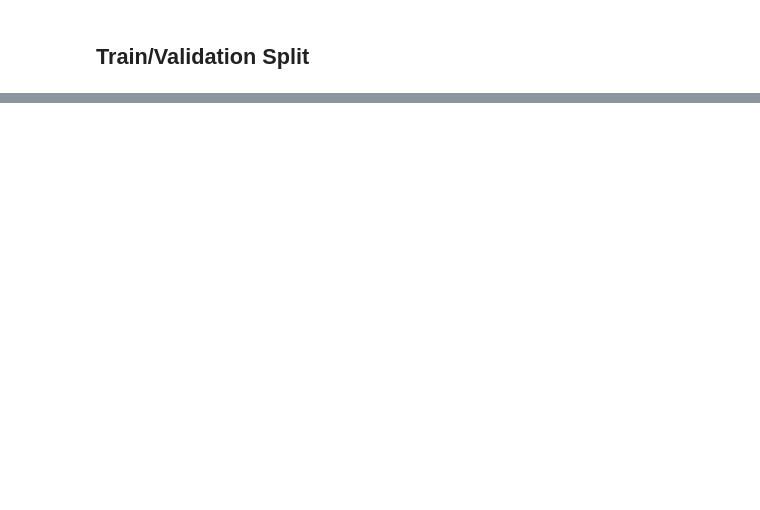
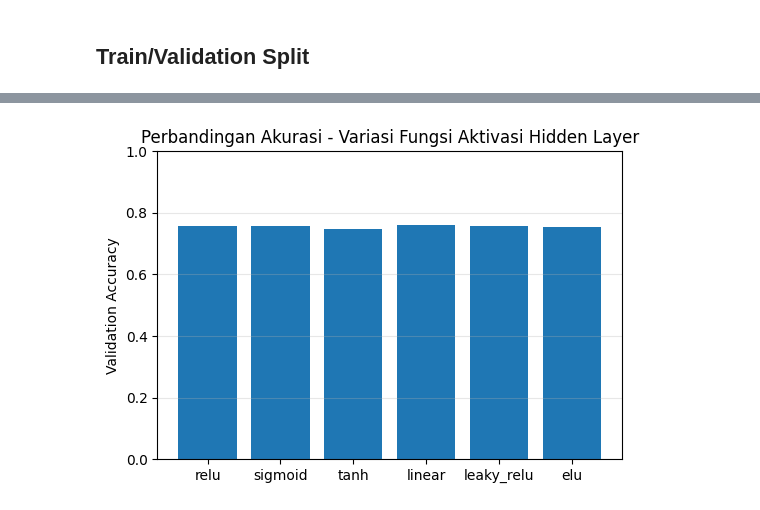
Before and after one commit to Aramazaya/Aram-Intelligence-3.0, a Jupyter notebook: src/Notebook.ipynb, the cells around one changed output, grey strips where cells are left out. Drawn from its saved outputs; the diff is of its cells as text; code cells hidden in the pictures; blank space fills up the shorter version.

```diff
--- a/src/Notebook.ipynb
+++ b/src/Notebook.ipynb
@@ -230,0 +415,15 @@ print(np.unique(y_pred, return_counts=True))
+# %%
+# Plot akurasi untuk variasi fungsi aktivasi
+
+names = [r["activation"] for r in results_activation]
+accs = [r["acc"] for r in results_activation]
+
+plt.figure(figsize=(6, 4))
+plt.bar(names, accs)
+plt.ylabel("Validation Accuracy")
+plt.title("Perbandingan Akurasi - Variasi Fungsi Aktivasi Hidden Layer")
+plt.ylim(0, 1)
+plt.grid(axis="y", alpha=0.3)
+plt.show()
+# %% [output]
+[figure, added]
```
Also changed, not shown: parts of 37 cells of this notebook, 1 other file.
